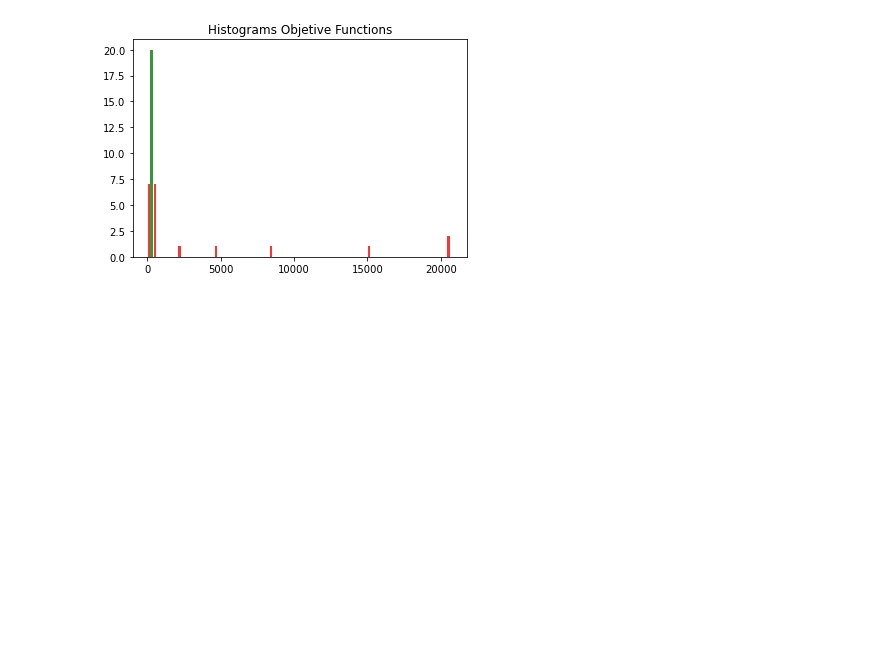
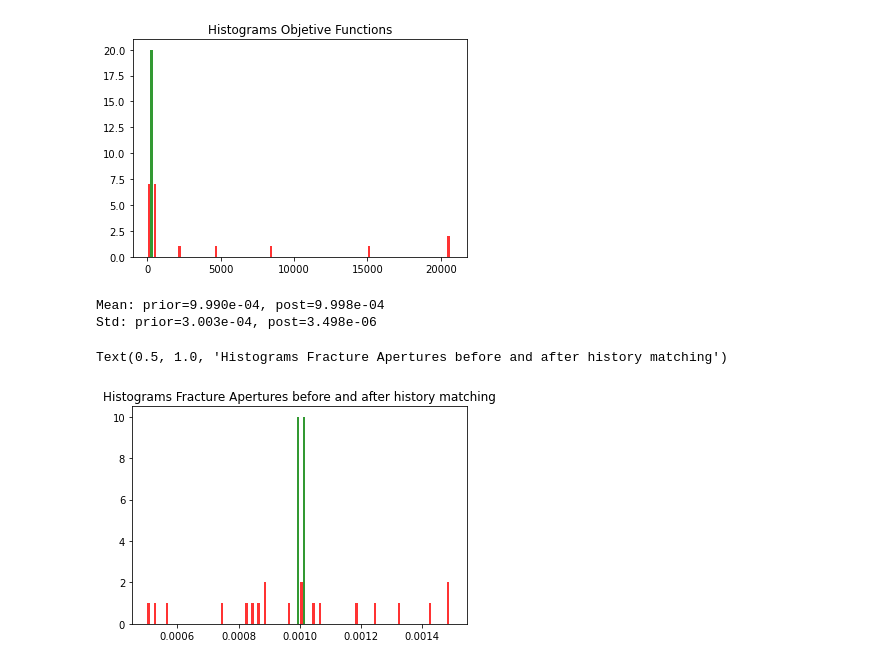
Before and after one commit to gabrielserrao/DA-DARTS-Naturally-Fractured-Reservoir, a Jupyter notebook: mainDA_explained.ipynb, the cells around one changed output. Drawn from its saved outputs; the diff is of its cells as text; code cells hidden in the pictures; blank space fills up the shorter version.

Commit message:
Final results for Ne=20 and frac_apert = 0.001 for the true case

```diff
--- a/mainDA_explained.ipynb
+++ b/mainDA_explained.ipynb
@@ -280,6 +281,24 @@ Mean: prior=3.889e+03, post=7.984e-01
 Std: prior=6.865e+03, post=2.114e+00
 Text(0.5, 1.0, 'Histograms Objetive Functions')
 [figure]
+# %%
+#Compare  the histograms of frac_aper prior and post
+
+print(f'Mean: prior={np.mean(MScalarPrior):.3e}, post={np.mean(MScalarPost):.3e}')
+print(f'Std: prior={np.std(MScalarPrior, ddof=1):.3e}, post={np.std(MScalarPost, ddof=1):.3e}')
+
+
+fig, ax = plt.subplots()#plt.subplots(figsize=(Ne,Ne))
+colors=['red','green']
+x = np.stack((MScalarPrior, MScalarPost), axis=1)
+#ax.hist(x, bins=40, alpha=0.8, color=colors, range=(x.min(),1e7))
+ax.hist(x, bins=50, alpha=0.8, color=colors)
+ax.set_title('Histograms Fracture Apertures before and after history matching')
+# %% [output]
+Mean: prior=9.990e-04, post=9.998e-04
+Std: prior=3.003e-04, post=3.498e-06
+Text(0.5, 1.0, 'Histograms Fracture Apertures before and after history matching')
+[figure, added]
 # %%
 #%%
 # Plots of oil and water rate at wells
```
Also changed, not shown: parts of 3 cells of this notebook, 1 other file.
